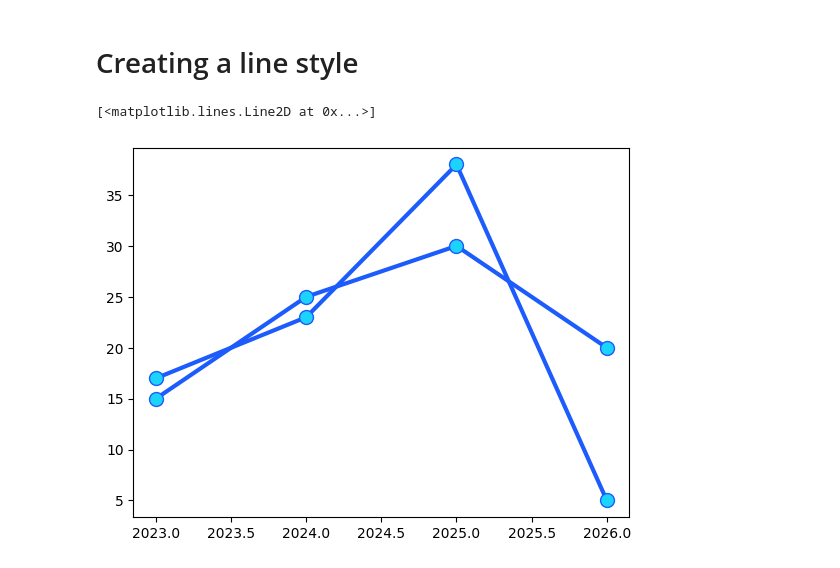
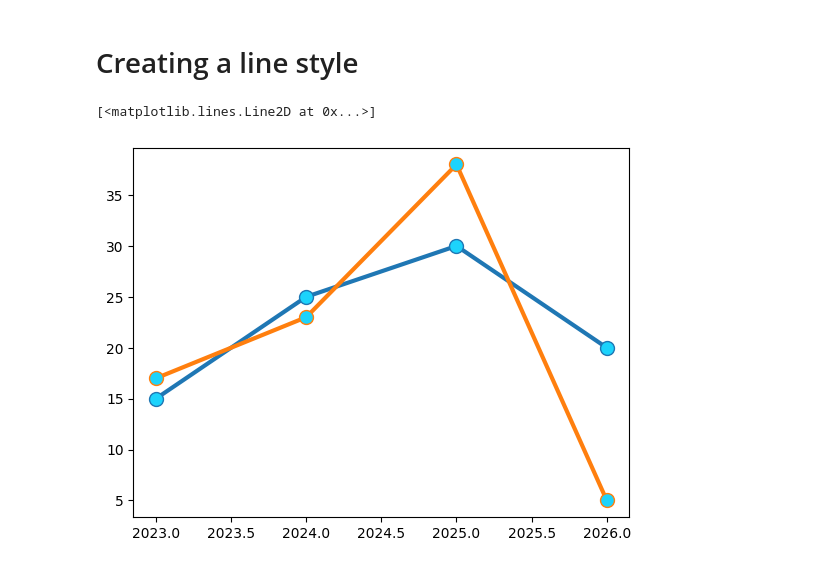
Before and after one commit to a4-adityaa/Data-Science-Fundamentals, a Jupyter notebook: Matplotlib.ipynb, the cells around one changed output. Cells and saved outputs as stored; diff of their text form; code cells hidden in the pictures.

```diff
--- a/Matplotlib.ipynb
+++ b/Matplotlib.ipynb
@@ -38,13 +38,12 @@ plt.plot(x,y, marker='.',
 # %%
 line_style = dict(marker='.',
                   markersize=20,
                   markerfacecolor='#1cd3fc',
                   linestyle= "solid",
-                  linewidth= 3,
-                  color="#1c5bfc")
+                  linewidth= 3)
 
 plt.plot(x,y1, **line_style) # Passing a dictionary of style
 plt.plot(x,y2, **line_style)
 # %% [output]
 [<matplotlib.lines.Line2D at 0x...>]
-[figure, old version]
+[figure, new version]
```
Also changed, not shown: parts of 3 cells of this notebook.
